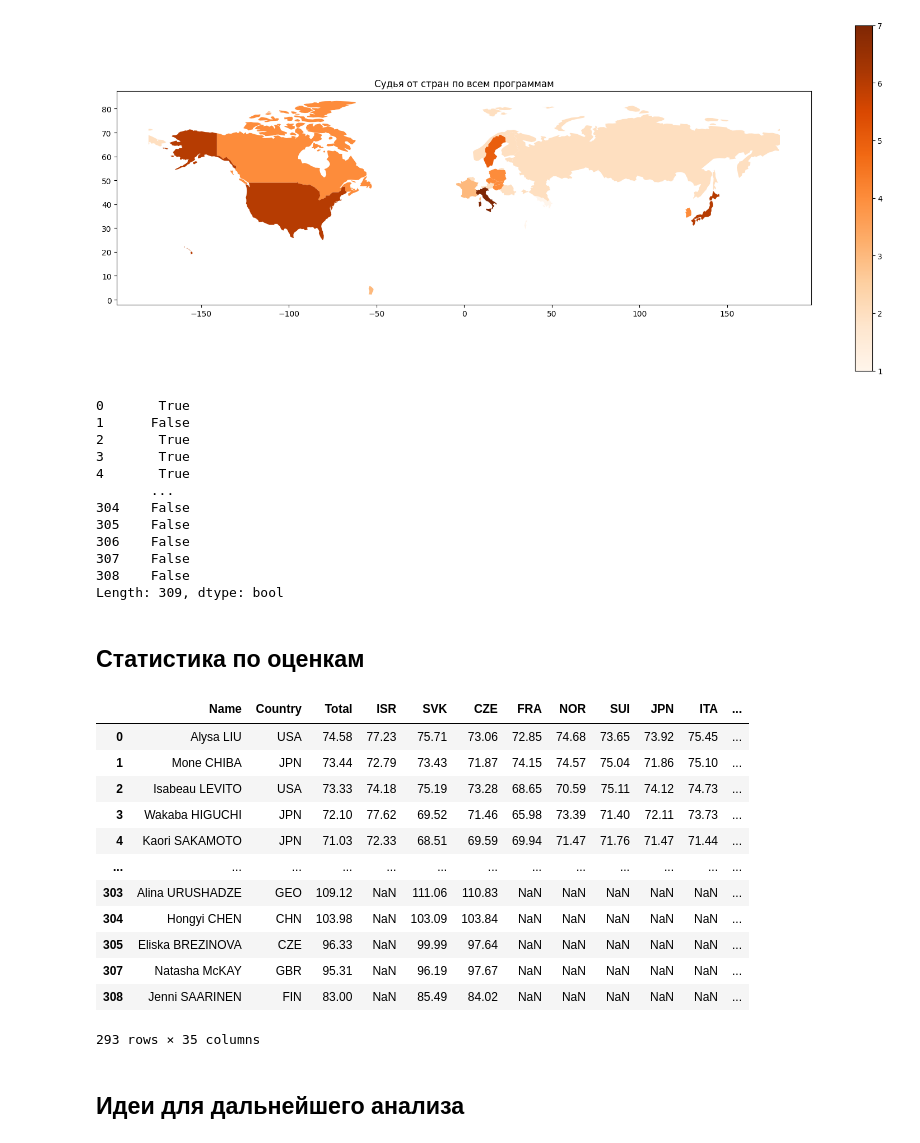
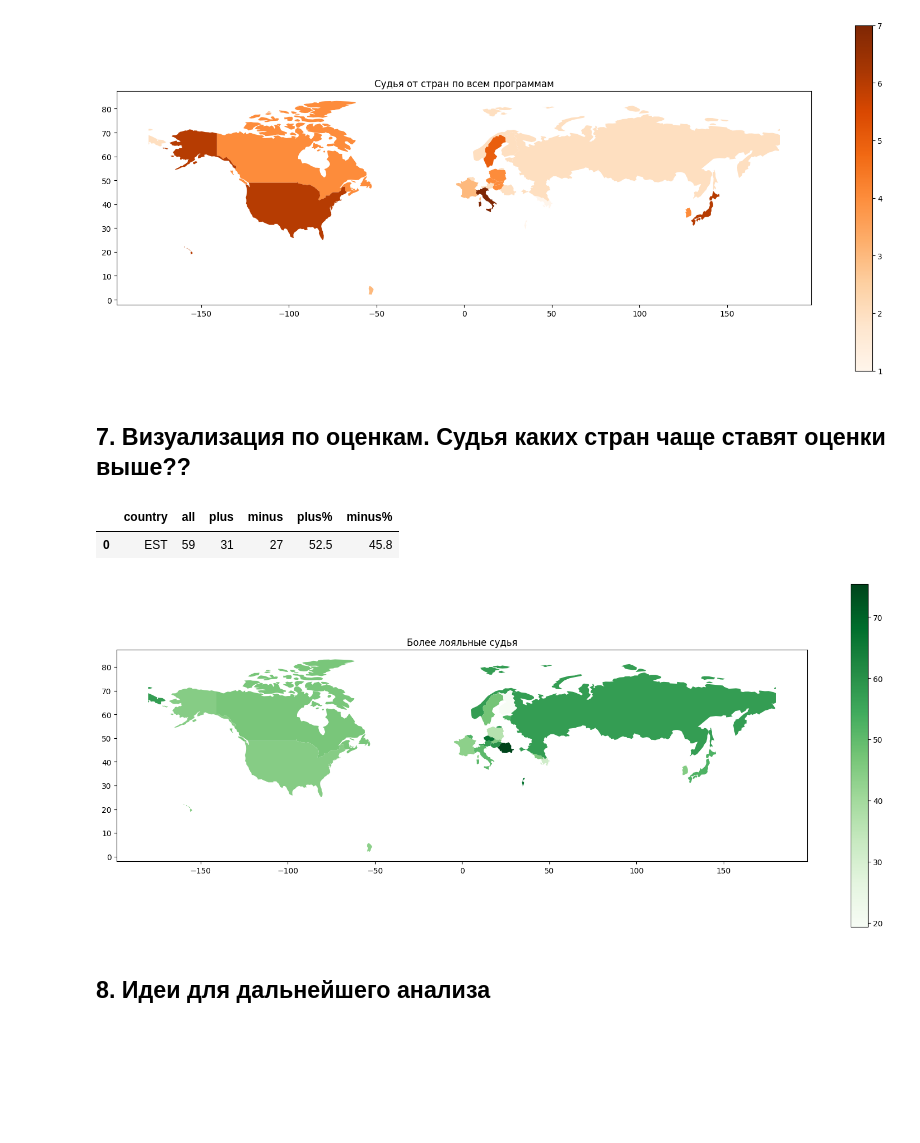
Before and after one commit to Jnesmey/Analytics, a Jupyter notebook: статистика фк.ipynb, the cells around one changed output. Cells and saved outputs as stored; diff of their text form; code cells hidden in the pictures; blank space fills up the shorter version.

```diff
--- a/статистика фк.ipynb
+++ b/статистика фк.ipynb
@@ -252,36 +257,30 @@ plt.show()
 [figure]
 [figure]
 [figure]
-# %%
-df_final['ISR']>df_final['Total']
-# %% [output]
-0       True
-1      False
-2       True
-3       True
-4       True
-       ...
-304    False
-305    False
-306    False
-307    False
-308    False
-Length: 309, dtype: bool
-# %% [markdown]
-## Статистика по оценкам
-# %%
-df_final['']
-# %% [output]
-|  | Name | Country | Total | ISR | SVK | CZE | FRA | NOR | SUI | JPN | ITA | ... |
-| 0 | Alysa LIU | USA | 74.58 | 77.23 | 75.71 | 73.06 | 72.85 | 74.68 | 73.65 | 73.92 | 75.45 | ... |
-| 1 | Mone CHIBA | JPN | 73.44 | 72.79 | 73.43 | 71.87 | 74.15 | 74.57 | 75.04 | 71.86 | 75.10 | ... |
-| 2 | Isabeau LEVITO | USA | 73.33 | 74.18 | 75.19 | 73.28 | 68.65 | 70.59 | 75.11 | 74.12 | 74.73 | ... |
-| 3 | Wakaba HIGUCHI | JPN | 72.10 | 77.62 | 69.52 | 71.46 | 65.98 | 73.39 | 71.40 | 72.11 | 73.73 | ... |
-| 4 | Kaori SAKAMOTO | JPN | 71.03 | 72.33 | 68.51 | 69.59 | 69.94 | 71.47 | 71.76 | 71.47 | 71.44 | ... |
-| ... | ... | ... | ... | ... | ... | ... | ... | ... | ... | ... | ... | ... |
-| 303 | Alina URUSHADZE | GEO | 109.12 | NaN | 111.06 | 110.83 | NaN | NaN | NaN | NaN | NaN | ... |
-| 304 | Hongyi CHEN | CHN | 103.98 | NaN | 103.09 | 103.84 | NaN | NaN | NaN | NaN | NaN | ... |
-| 305 | Eliska BREZINOVA | CZE | 96.33 | NaN | 99.99 | 97.64 | NaN | NaN | NaN | NaN | NaN | ... |
-| 307 | Natasha McKAY | GBR | 95.31 | NaN | 96.19 | 97.67 | NaN | NaN | NaN | NaN | NaN | ... |
-| 308 | Jenni SAARINEN | FIN | 83.00 | NaN | 85.49 | 84.02 | NaN | NaN | NaN | NaN | NaN | ... |
-293 rows × 35 columns
+# %% [markdown]
+## 7. Визуализация по оценкам. Судья каких стран чаще ставят оценки выше??
+# %%
+set1 = set(df_final.columns)
+set2 = set(info_columns)
+set3 = set1 - set2
+country_columns = list(set3)
+country_columns.remove('season+program')
+# %%
+dict_stats = {}
+for country in country_columns:
+    df_country = df_final[['Total',country]].dropna()
+    all_ros = len(df_country)
+    # судья оенил выступления выше итогового результата
+    plus = len(df_country.loc[df_country[country]>df_country['Total']])
+    # судья оенил выступления ниже итогового результата
+    minus = len(df_country.loc[df_country[country]<df_country['Total']])
+    dict_stats[country] = [all_ros,plus,minus]
+dict_stats
+df_for_vis = pd.DataFrame.from_dict(dict_stats, orient='index').reset_index()
+df_for_vis= df_for_vis.rename(columns = {'index':'country',0:'all',1:'plus',2:'minus'})
+df_for_vis['plus%'] = (df_for_vis['plus']/df_for_vis['all']).round(3)*100
+df_for_vis['minus%'] = (df_for_vis['minus']/df_for_vis['all']).round(3)*100
+df_for_vis.head(1)
+# %% [output]
+|  | country | all | plus | minus | plus% | minus% |
+| 0 | EST | 59 | 31 | 27 | 52.5 | 45.8 |
@@ -288,5 +289,15 @@ df_final['']
+# %%
+#  Это для расскраски
+colour_2 = pd.merge(gdf, df_for_vis, left_on="ADM0_A3", right_on='country')
+
+fig, ax = plt.subplots(figsize=(20, 8))
+colour_2.plot(column='plus%', cmap='Greens', ax=ax, legend=True)
+plt.title("Более лояльные судья")
+plt.show()
+# %% [output]
+[figure, added]
 # %% [markdown]
-## Идеи для дальнейшего анализа
+## 8. Идеи для дальнейшего анализа
 # %%
 # Элементы подробно
 
```
Also changed, not shown: parts of 12 cells of this notebook.
